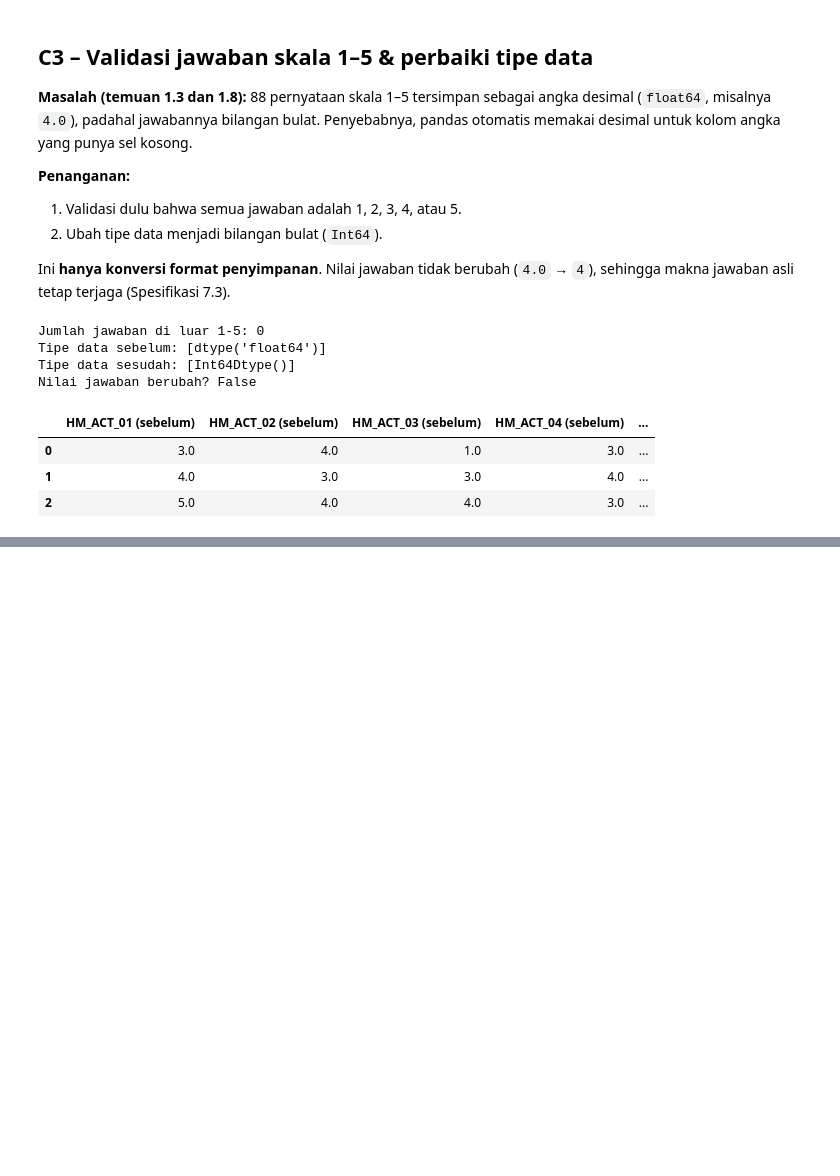
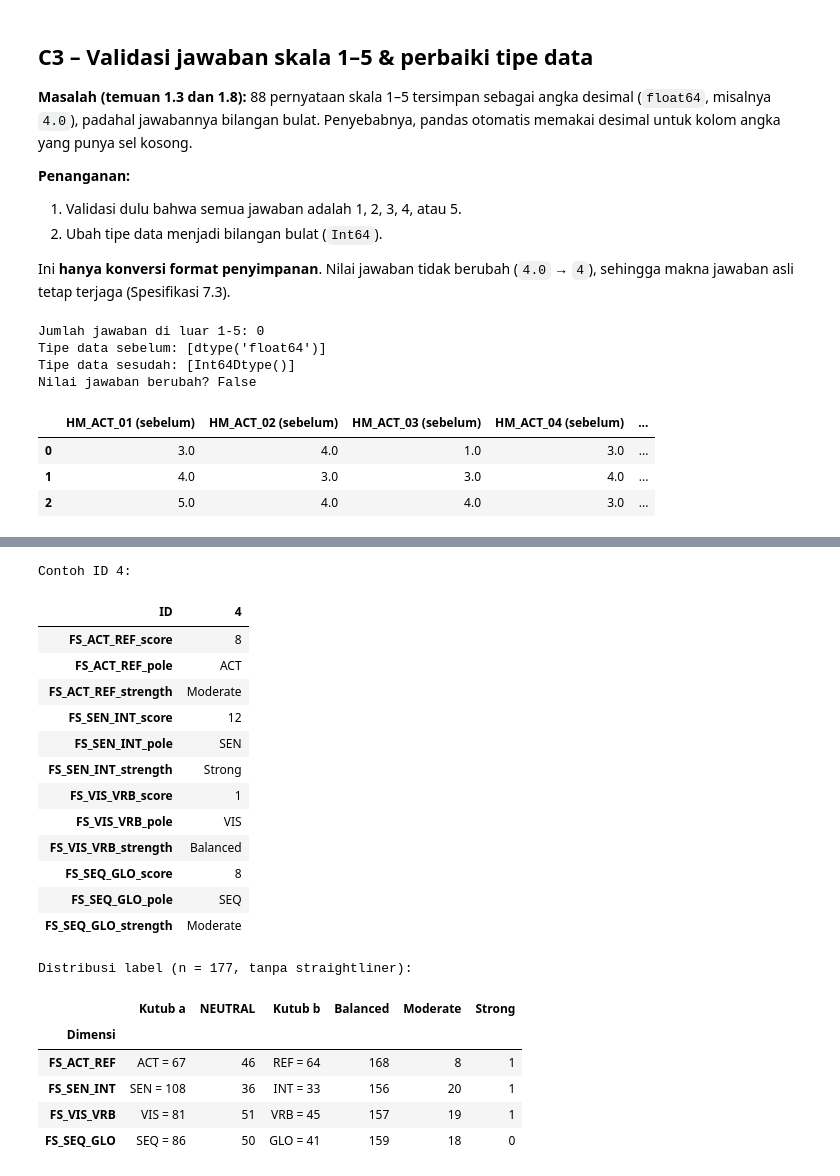
Before and after one commit to edwardchristi4n/machine_learning_exam, a Jupyter notebook: notebook/KelpAdam_UTS_DataPreparation_EDA.ipynb, the cells around one changed output, grey strips where cells are left out. Saved outputs shown, nothing was run; the diff lists cells and outputs as text; code cells hidden in the pictures; blank space fills up the shorter version.

```diff
--- a/notebook/KelpAdam_UTS_DataPreparation_EDA.ipynb
+++ b/notebook/KelpAdam_UTS_DataPreparation_EDA.ipynb
@@ -843,0 +1292,64 @@ Nilai jawaban berubah? False
+# %%
+# Responden yang labelnya bisa ditentukan (bukan straightliner)
+ok = ~df["flag_straightline"]
+
+# Pasangan dimensi: (kutub a, kutub b)
+FS_DIMS = {
+    "FS_ACT_REF": ("ACT", "REF"),
+    "FS_SEN_INT": ("SEN", "INT"),
+    "FS_VIS_VRB": ("VIS", "VRB"),
+    "FS_SEQ_GLO": ("SEQ", "GLO"),
+}
+
+for dim, (a, b) in FS_DIMS.items():
+    item_a = [c for c in LIKERT_COLS if c.startswith(f"FS_{a}_")]
+    item_b = [c for c in LIKERT_COLS if c.startswith(f"FS_{b}_")]
+    # 1) Skor = jumlah item kutub a - jumlah item kutub b  (rentang -16..+16)
+    skor = df[item_a].sum(axis=1) - df[item_b].sum(axis=1)
+    df[f"{dim}_score"] = skor.astype(int)
+    # 2) Arah: + -> kutub a, - -> kutub b, 0 -> NEUTRAL
+    df[f"{dim}_pole"] = np.select([skor > 0, skor < 0], [a, b], "NEUTRAL")
+    # 3) Kekuatan: ambang ILS (1-3 / 5-7 / 9-11 dari maks 11) diskalakan ke maks 16
+    df[f"{dim}_strength"] = pd.cut(skor.abs(), bins=[-1, 5, 11, 16],
+                                   labels=["Balanced", "Moderate", "Strong"]).astype(str)
+    # 4) Straightliner: label tidak dapat ditentukan
+    df.loc[~ok, [f"{dim}_pole", f"{dim}_strength"]] = np.nan
+
+# Validasi & contoh
+assert all(df[f"{d}_score"].between(-16, 16).all() for d in FS_DIMS)
+cols_fs = [f"{d}_{x}" for d in FS_DIMS for x in ("score", "pole", "strength")]
+print("Contoh ID 4:")
+display(df.loc[df["ID"] == 4, ["ID"] + cols_fs].set_index("ID").T)
+
+rekap = pd.DataFrame([
+    {"Dimensi": d,
+     "Kutub a": f"{a} = {(df.loc[ok, f'{d}_pole'] == a).sum()}",
+     "NEUTRAL": int((df.loc[ok, f"{d}_pole"] == "NEUTRAL").sum()),
+     "Kutub b": f"{b} = {(df.loc[ok, f'{d}_pole'] == b).sum()}",
+     **{s: int((df.loc[ok, f"{d}_strength"] == s).sum()) for s in ["Balanced", "Moderate", "Strong"]}}
+    for d, (a, b) in FS_DIMS.items()
+]).set_index("Dimensi")
+print(f"Distribusi label (n = {int(ok.sum())}, tanpa straightliner):")
+display(rekap)
+# %% [output]
+Contoh ID 4:
+| ID | 4 |
+| FS_ACT_REF_score | 8 |
+| FS_ACT_REF_pole | ACT |
+| FS_ACT_REF_strength | Moderate |
+| FS_SEN_INT_score | 12 |
+| FS_SEN_INT_pole | SEN |
+| FS_SEN_INT_strength | Strong |
+| FS_VIS_VRB_score | 1 |
+| FS_VIS_VRB_pole | VIS |
+| FS_VIS_VRB_strength | Balanced |
+| FS_SEQ_GLO_score | 8 |
+| FS_SEQ_GLO_pole | SEQ |
+| FS_SEQ_GLO_strength | Moderate |
+Distribusi label (n = 177, tanpa straightliner):
+|  | Kutub a | NEUTRAL | Kutub b | Balanced | Moderate | Strong |
+| Dimensi |  |  |  |  |  |  |
+| FS_ACT_REF | ACT = 67 | 46 | REF = 64 | 168 | 8 | 1 |
+| FS_SEN_INT | SEN = 108 | 36 | INT = 33 | 156 | 20 | 1 |
+| FS_VIS_VRB | VIS = 81 | 51 | VRB = 45 | 157 | 19 | 1 |
+| FS_SEQ_GLO | SEQ = 86 | 50 | GLO = 41 | 159 | 18 | 0 |
```
Also changed, not shown: parts of 29 cells of this notebook, 4 other files.
